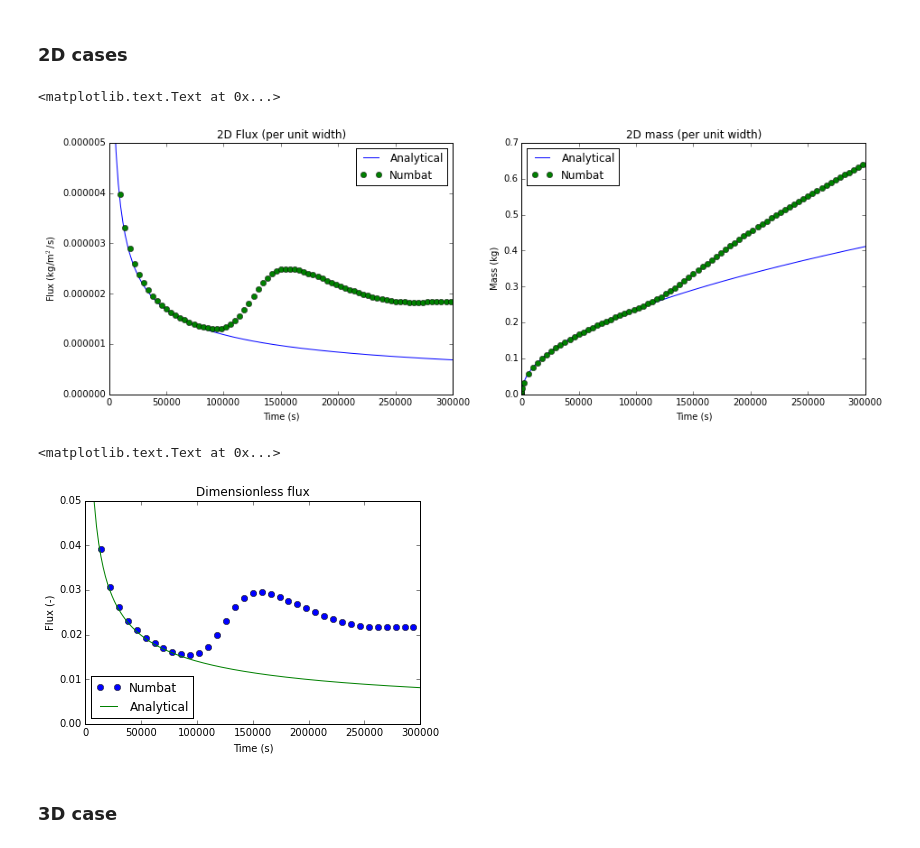
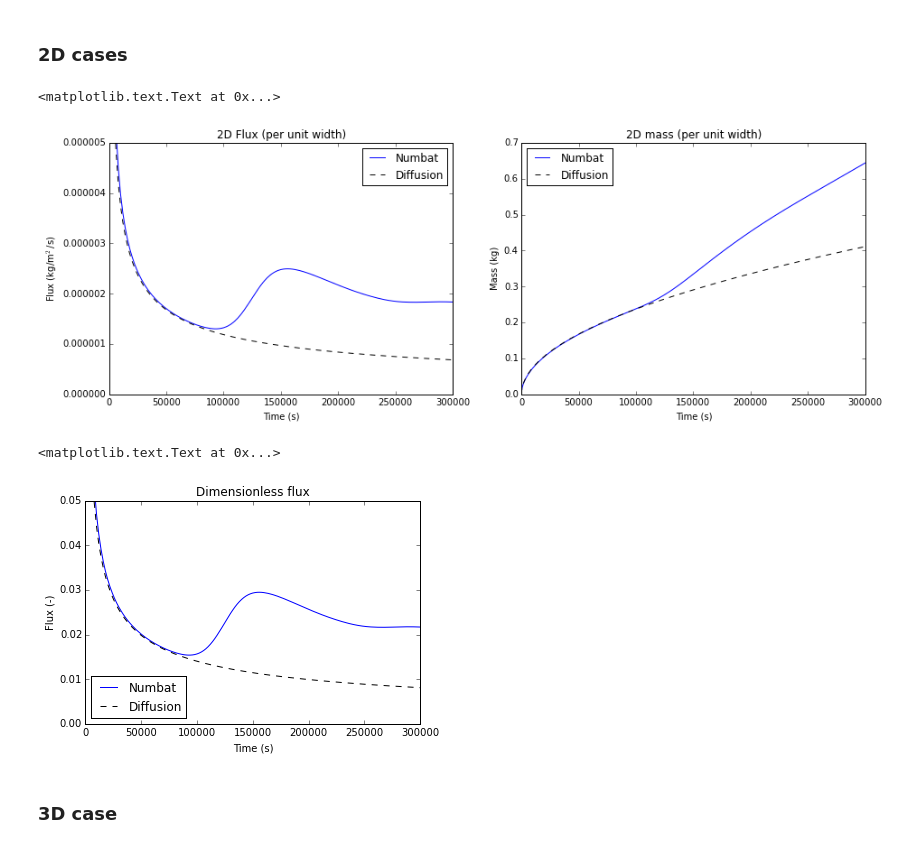
Before and after one commit to cpgr/numbat, a Jupyter notebook: documentation/examples/NumbatExamples.ipynb, the cells around one changed output. Drawn from its saved outputs; the diff is of its cells as text; code cells hidden in the pictures.

```diff
--- a/documentation/examples/NumbatExamples.ipynb
+++ b/documentation/examples/NumbatExamples.ipynb
@@ -119,28 +123,28 @@ area = 0.5 * 0.5
 # %%
 fig, axes = plt.subplots(1,2, figsize=(15,5))
 
 # Flux
-axes[0].plot(moosedata2D.time, f(moosedata2D.time), label = 'Analytical')
-axes[0].plot(moosedata2D.time, -moosedata2D.boundaryfluxint, 'o', label = 'Numbat', markevery=2)
+axes[0].plot(moosedata2D.time, -moosedata2D.boundaryfluxint, label = 'Numbat')
+axes[0].plot(moosedata2D.time, f(moosedata2D.time), 'k--', label = 'Diffusion')
 axes[0].legend()
 axes[0].set_xlabel('Time (s)')
 axes[0].set_ylabel('Flux (kg/m$^2$/s)')
 axes[0].set_ylim([0, 5e-6])
 axes[0].set_title('2D Flux (per unit width)');
 
 # Total mass
-axes[1].plot(moosedata2D.time, m(moosedata2D.time), label = 'Analytical')
-axes[1].plot(moosedata2D.time, moosedata2D.mass, 'o', label = 'Numbat', markevery=2)
+axes[1].plot(moosedata2D.time, moosedata2D.mass, label = 'Numbat')
+axes[1].plot(moosedata2D.time, m(moosedata2D.time), 'k--', label = 'Diffusion')
 axes[1].legend(loc='best')
 axes[1].set_xlabel('Time (s)')
 axes[1].set_ylabel('Mass (kg)')
 axes[1].set_title('2D mass (per unit width)')
 # %% [output]
 <matplotlib.text.Text at 0x...>
-[figure, old version]
+[figure, new version]
 # %%
-plt.plot(moosedata2D.time, - F(moosedata2D.boundaryfluxint), 'o', label = 'Numbat', markevery=4)
-plt.plot(moosedata2D.time, F(f(moosedata2D.time)), label = 'Analytical')
+plt.plot(moosedata2D.time, - F(moosedata2D.boundaryfluxint), label = 'Numbat')
+plt.plot(moosedata2D.time, F(f(moosedata2D.time)), 'k--', label = 'Diffusion')
 plt.xlabel('Time (s)')
 plt.ylabel('Flux (-)')
 plt.legend(loc = 'best')
@@ -148,6 +152,6 @@ plt.ylim([0,0.05]);
 plt.title('Dimensionless flux')
 # %% [output]
 <matplotlib.text.Text at 0x...>
-[figure, old version]
+[figure, new version]
 # %% [markdown]
 ### 3D case
```
Also changed, not shown: parts of 8 cells of this notebook, 13 other files.
